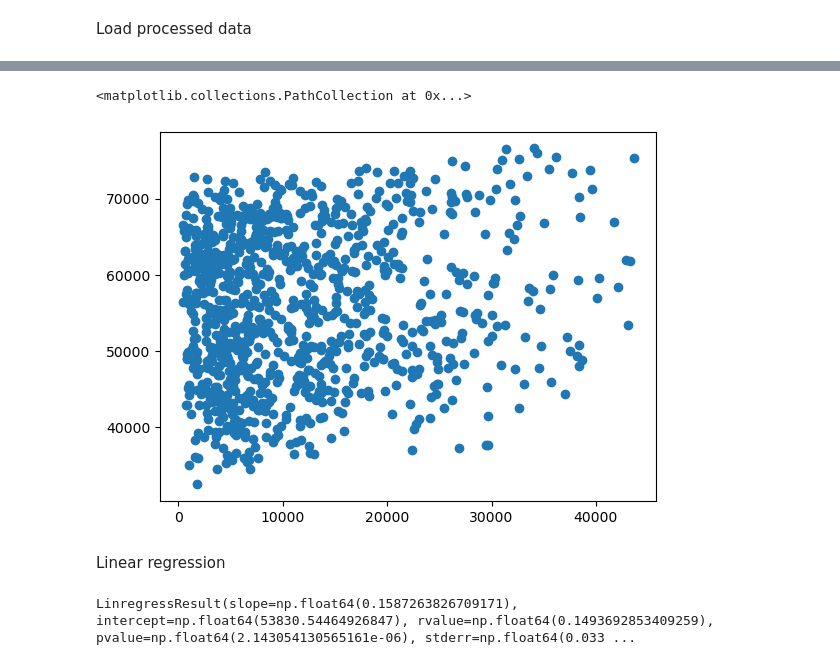
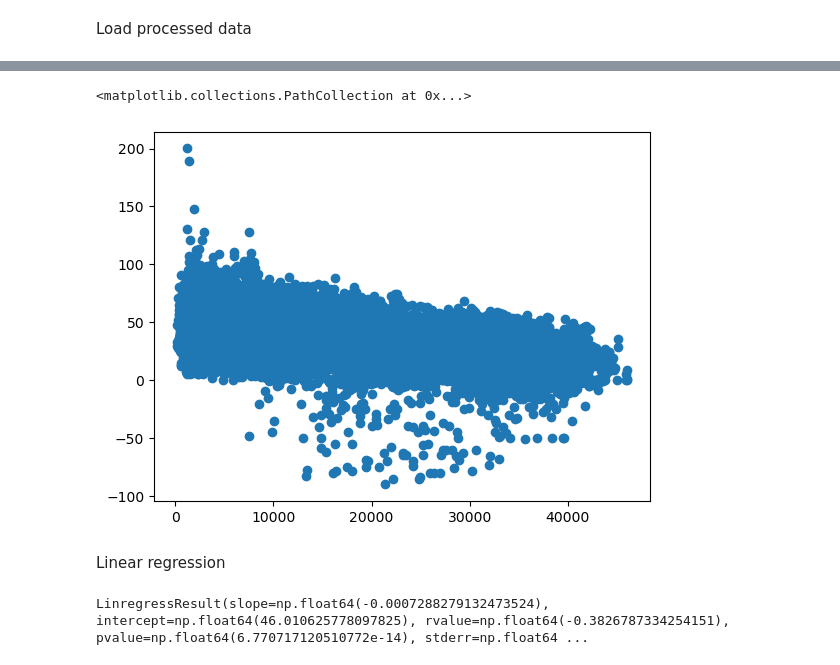
Before and after one commit to atleer/forecast-electricity-markets, a Jupyter notebook: analysis/exploratory.ipynb, the cells around one changed output, grey strips where cells are left out. Drawn from its saved outputs; the diff is of its cells as text; code cells hidden in the pictures.

```diff
--- a/analysis/exploratory.ipynb
+++ b/analysis/exploratory.ipynb
@@ -17,6 +17,6 @@ os.getcwd()
 Load processed data
 # %%
 processed_data_dir = Path('data/processed')
-filepaths = list(processed_data_dir.glob('**/*.parquet'))
+filepaths = list(processed_data_dir.glob('**/*60*.parquet'))
 filepaths
 # %% [output]
@@ -47,6 +47,6 @@ Index(['utc_timestamp', 'cet_cest_timestamp', 'DE_wind_generation',
       dtype='object')
 # %%
-df_sample = df.sample(n=1000, random_state=2025)
+df_sample = df.sample(n=50000, random_state=2025)
 # %%
 df_sample
 # %% [output]
@@ -66,17 +66,17 @@ df_sample
 # %%
-valid_mask = df_sample['DE_wind_generation'].notna() & df_sample['DE_load_transparency'].notna()
-plt.scatter(df_sample[valid_mask]['DE_wind_generation'], df_sample[valid_mask]['DE_load_transparency'])
+valid_mask = df_sample['DE_wind_generation'].notna() & df_sample['DE_price_ahead'].notna()
+plt.scatter(df_sample[valid_mask]['DE_wind_generation'], df_sample[valid_mask]['DE_price_ahead'])
 # %% [output]
 <matplotlib.collections.PathCollection at 0x...>
-[figure, old version]
+[figure, new version]
 # %% [markdown]
 Linear regression
 # %%
 rng = np.random.default_rng()
 X = df_sample[valid_mask]['DE_wind_generation']
-y = df_sample[valid_mask]['DE_load_transparency']
+y = df_sample[valid_mask]['DE_price_ahead']
 
 reg = stats.linregress(X, y)
 reg
 # %% [output]
-LinregressResult(slope=np.float64(0.1587263826709171), intercept=np.float64(53830.54464926847), rvalue=np.float64(0.1493692853409259), pvalue=np.float64(2.143054130565161e-06), stderr=np.float64(0.033 ...
+LinregressResult(slope=np.float64(-0.0007288279132473524), intercept=np.float64(46.010625778097825), rvalue=np.float64(-0.3826787334254151), pvalue=np.float64(6.770717120510772e-14), stderr=np.float64 ...
```
Also changed, not shown: parts of 4 cells of this notebook, 1 other file.
